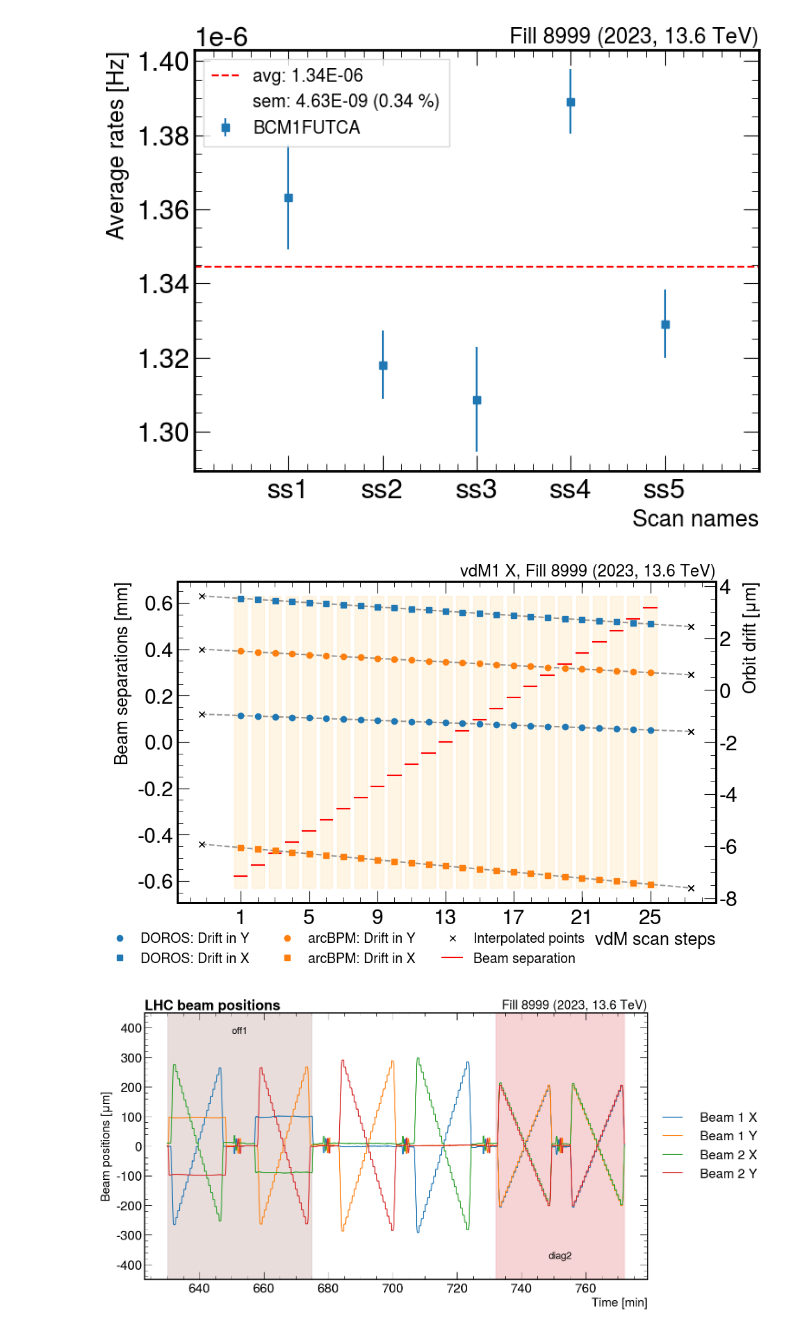
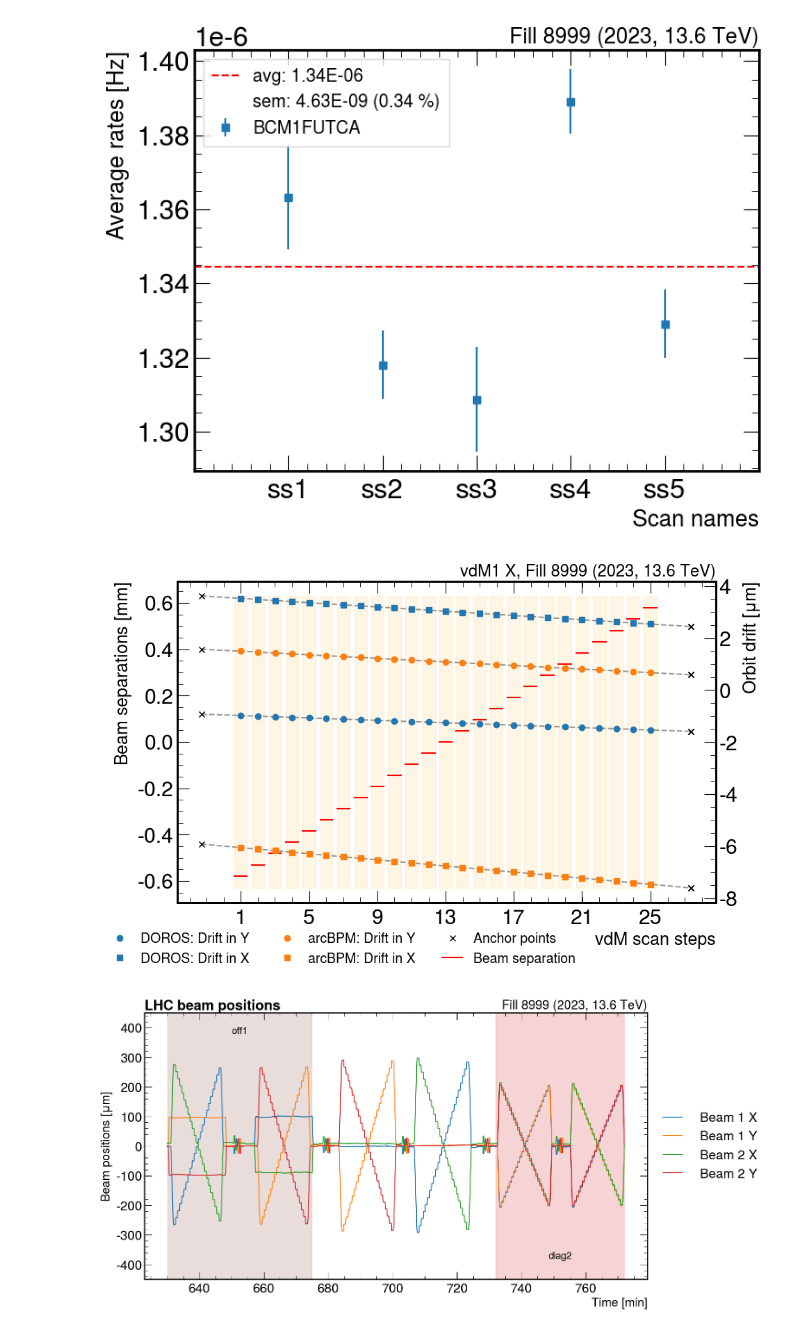
Before and after one commit to fabiocfabini/Dissertation, a Jupyter notebook: test.ipynb, the cells around one changed output. Saved outputs shown, nothing was run; the diff lists cells and outputs as text; code cells hidden in the pictures.

```diff
--- a/test.ipynb
+++ b/test.ipynb
@@ -189,7 +189,7 @@ name_scan = {
     # "bi1" : "8999_29Jun23_004658_29Jun23_011220",
     # "bi2" : "8999_29Jun23_013851_29Jun23_020425",
     "vdm2": "8999_29Jun23_023227_29Jun23_025502",
-    "vdm3": "8999_29Jun23_073830_29Jun23_080352",«b
+    "vdm3": "8999_29Jun23_073830_29Jun23_080352",
     "vdm4": "8999_29Jun23_092415_29Jun23_094738",
     "vdm5": "8999_29Jun23_110004_29Jun23_112226",
     "vdm6": "8999_29Jun23_123257_29Jun23_125514"
@@ -479,35 +479,35 @@ ax.set_xlabel("vdM scan steps", fontsize=18)
 
 axt = ax.twinx()
 axt.set_ylabel("Orbit drift [$\mu m$]", fontsize=18)
 
 for i, (bpm, meas) in enumerate(lods.items()):
     color = "#1f77b4" if i != 0 else "#ff7f0e"
 
     times = np.array(meas["TimeWindows"][2])
     odx = np.array(meas["OrbitDrifts_X"][2]) - meas["OrbitDrifts_X"][0][0]
     ody = np.array(meas["OrbitDrifts_Y"][2]) - meas["OrbitDrifts_Y"][0][0]
 
     odx_lerp = np.interp(middle_times, times, odx)
     ody_lerp = np.interp(middle_times, times, ody)
 
-    axt.plot(times, odx, "x", color="black", label="Interpolated points" if i == 0 else "")
+    axt.plot(times, odx, "x", color="black", label="Anchor points" if i == 0 else "")
     axt.plot(times, odx, "--x", color="black", alpha=0.4)
     axt.plot(times, ody, "x", color="black")
     axt.plot(times, ody, "--x", color="black", alpha=0.4)
     axt.plot(middle_times, odx_lerp, "s", color=color, label=f"{bpm}: Drift in X")
     axt.plot(middle_times, ody_lerp, "o", color=color, label=f"{bpm}: Drift in Y")
 
 
 handles, labels = ax.get_legend_handles_labels()
 handles_t, labels_t = axt.get_legend_handles_labels()
 handles.extend(handles_t)
 labels.extend(labels_t)
 axt.legend(handles[::-1], labels[::-1], fontsize=14, loc="upper left", bbox_to_anchor=(-0.15, -0.05), ncols=3)
 
 plt.savefig("msc_latex_template/images/assets/linear_orbit_drift_vdm1x.pdf", bbox_inches="tight")
 plt.show()
 # %% [output]
-[figure, old version]
+[figure, new version]
 # %%
 beam_pos = pd.read_csv("analysis_8999_full_bpm.csv")[
     ["Timestamp", "B1H_DOROS_position", "B1V_DOROS_position", "B2H_DOROS_position", "B2V_DOROS_position"]
```
Also changed, not shown: parts of 2 cells of this notebook, 17 other files.
